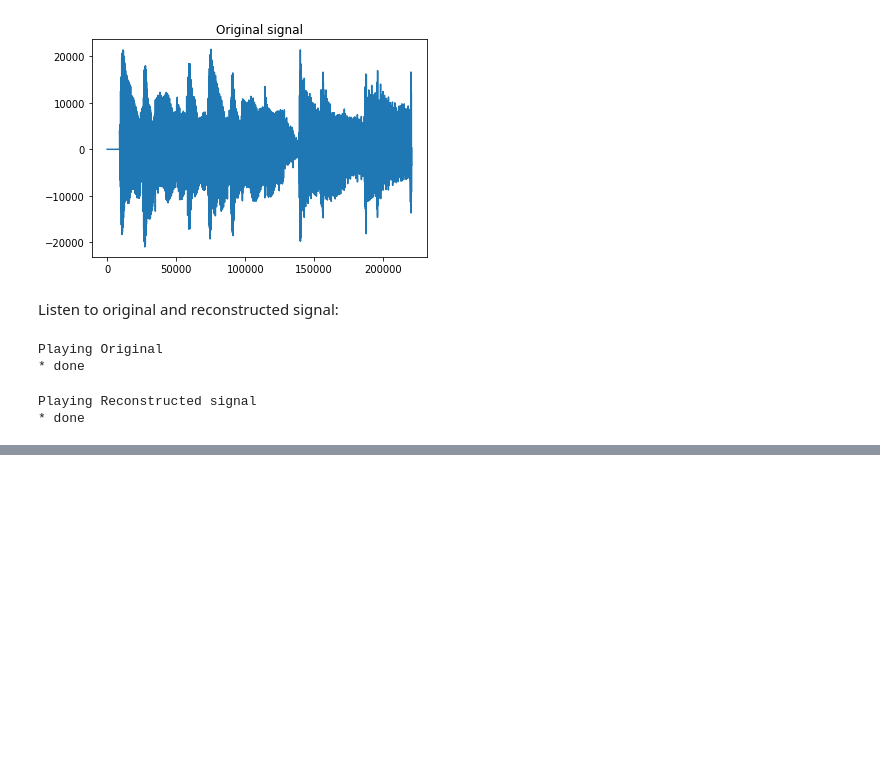
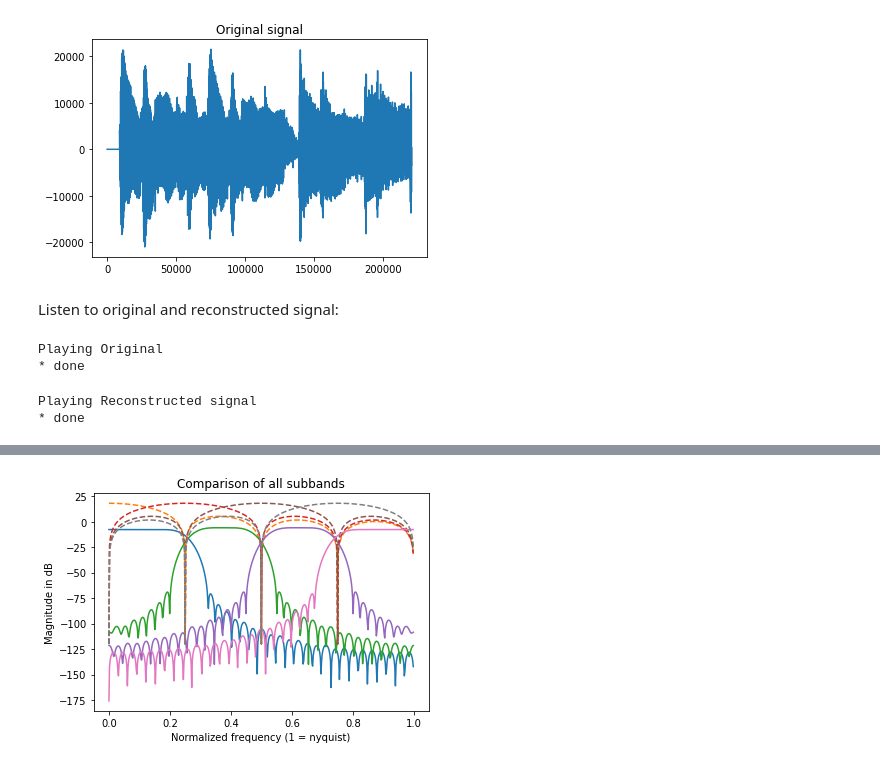
Before and after one commit to jole6826/MRSP, a Jupyter notebook: MRSP_sem4.ipynb, the cells around one changed output, grey strips where cells are left out. Cells and saved outputs as stored; diff of their text form; code cells hidden in the pictures; blank space fills up the shorter version.

```diff
--- a/MRSP_sem4.ipynb
+++ b/MRSP_sem4.ipynb
@@ -137,0 +257,16 @@ Playing Reconstructed signal
+# %%
+for bandIx, h in enumerate(fb):
+    # previous homework filterbank
+    W,H = sig.freqz(h)
+    plt.plot(W/(np.pi),20*np.log10(np.abs(H)))
+
+    # fft filterbank
+    w,hFFT = sig.freqz(np.flipud(fftMat[:,bandIx]))
+    plt.plot(w/np.pi, 20*np.log10(abs(hFFT)+1e-6), '--')
+
+plt.xlabel('Normalized frequency (1 = nyquist)')
+plt.ylabel('Magnitude in dB')
+plt.title('Comparison of all subbands')
+plt.show()
+# %% [output]
+[figure, added]
```
Also changed, not shown: parts of 10 cells of this notebook.
